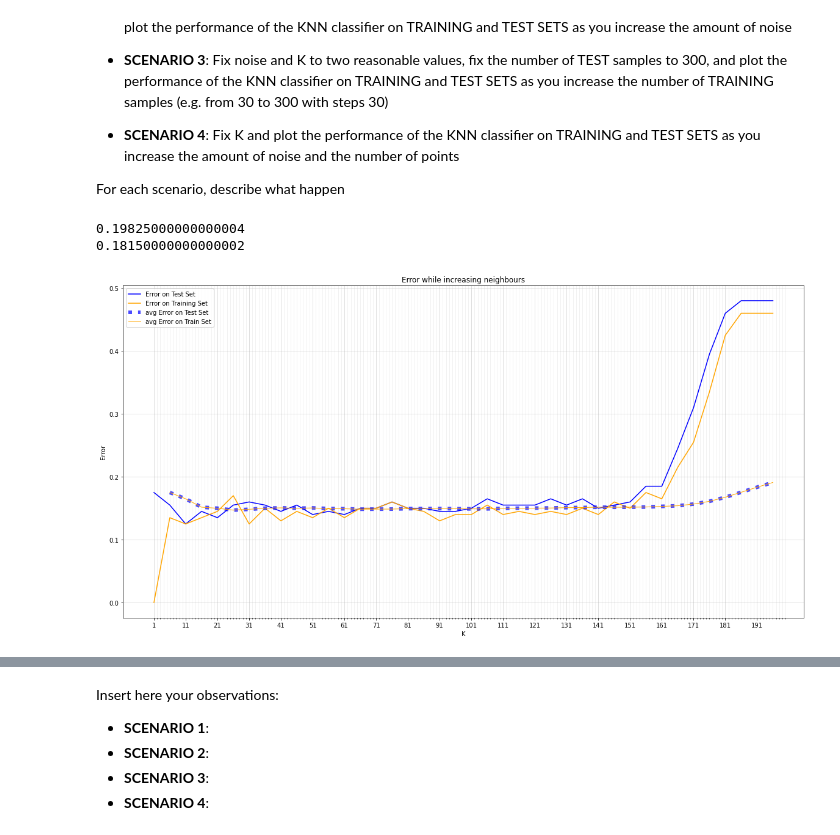
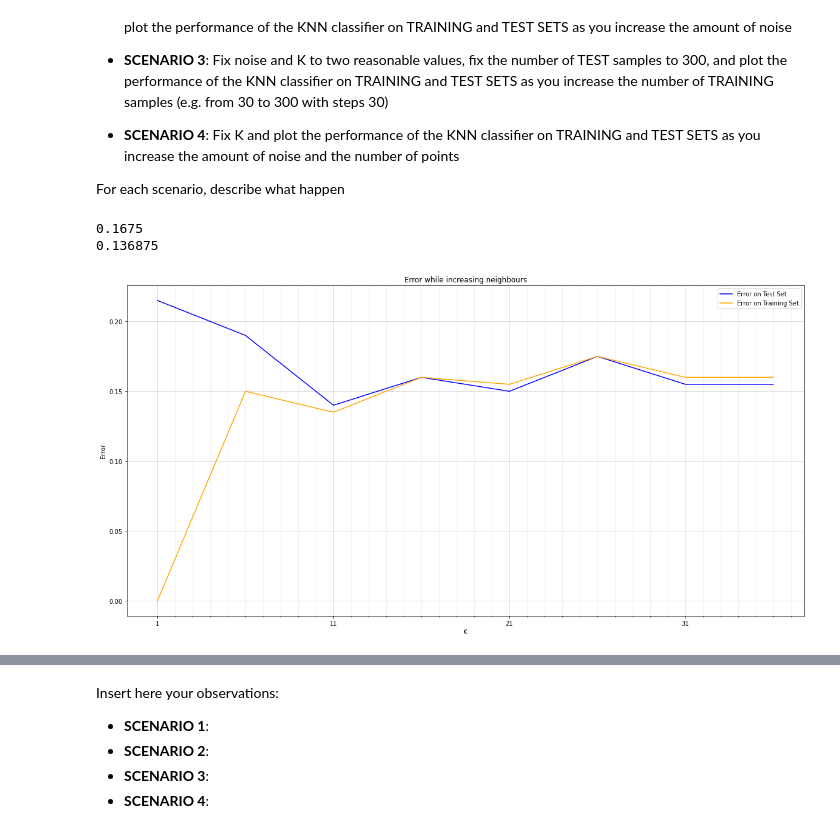
Before and after one commit to invzz/ML_LAB, a Jupyter notebook: lab1_KNN.ipynb, the cells around one changed output, grey strips where cells are left out. Cells and saved outputs as stored; diff of their text form; code cells hidden in the pictures.

```diff
--- a/lab1_KNN.ipynb
+++ b/lab1_KNN.ipynb
@@ -343,55 +344,44 @@ For each scenario, describe what happen
 # kNN parameters
 n = 200
 D = 2
-k_max = 200
+k_max = 40
 neighbours = np.arange(1,k_max+1,5)
 noise = 10
-
-
-
 # setting up error arrays
 err_Test  = np.empty(len(neighbours))
 err_Train = np.empty(len(neighbours))
-
 # Generate training set
 Xtr, Ytr = generateDataset(n=n, noise = 10)
-
 # Generate test set
 Xte, Yte = generateDataset(n =n, noise = 10)
 avg_err_Test =np.empty(len(neighbours))
 avg_err_Train = np.empty(len(neighbours))
 for i, k in enumerate(neighbours):
-
     # Compute the error on the TEST SET
     err_Test[i]=( calcError(kNNClassify(Xtr, Ytr, k, Xte), Yte) )
-
     # Compute the error on the TRAINING SET
     err_Train[i]=( calcError(kNNClassify(Xtr, Ytr, k, Xtr), Ytr) )
-
-    avg_err_Test[i] =  np.average(err_Test[:i])
 # %%
 
 # grid scaling for plot
 major_ticks = np.arange(1, k_max+1, 10 )
 minor_ticks = np.arange(1, k_max+1, 1 )
 # plot params
 fig, ax = plt.subplots(1,figsize=(20, 10))
 ax.set_xticks(major_ticks)
 ax.set_xticks(minor_ticks, minor=True)
 ax.grid(which='minor', alpha=0.2)
 ax.grid(which='major', alpha=0.5)
 ax.set_xlabel('K')
 ax.set_ylabel('Error')
 ax.set_title('Error while increasing neighbours')
 print(np.average(err_Test))
 print(np.average(err_Train))
 ax.plot(neighbours, err_Test, 'blue', label="Error on Test Set", )
 ax.plot(neighbours, err_Train, 'orange', label="Error on Training Set")
-ax.plot (neighbours, avg_err_Test,'blue' ,linestyle='dotted', linewidth=6,alpha=0.7,label="avg Error on Test Set")
-ax.plot (neighbours, avg_err_Test,'orange' ,linewidth=1,alpha=1,label="avg Error on Train Set")
 ax.legend()
 plt.show()
 # %% [output]
-0.19825000000000004
-0.18150000000000002
+0.1675
+0.136875
-[figure, old version]
+[figure, new version]
```
Also changed, not shown: parts of 15 cells of this notebook.
